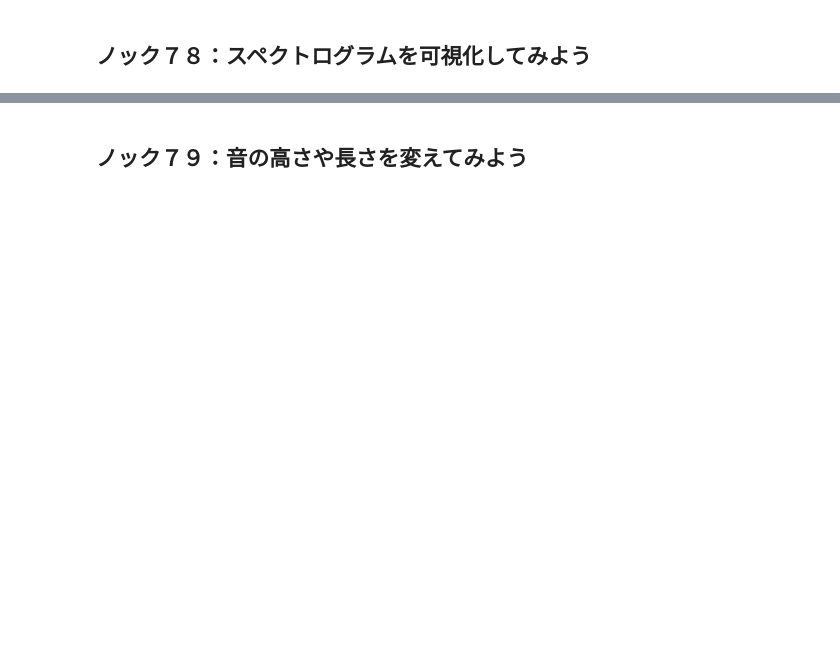
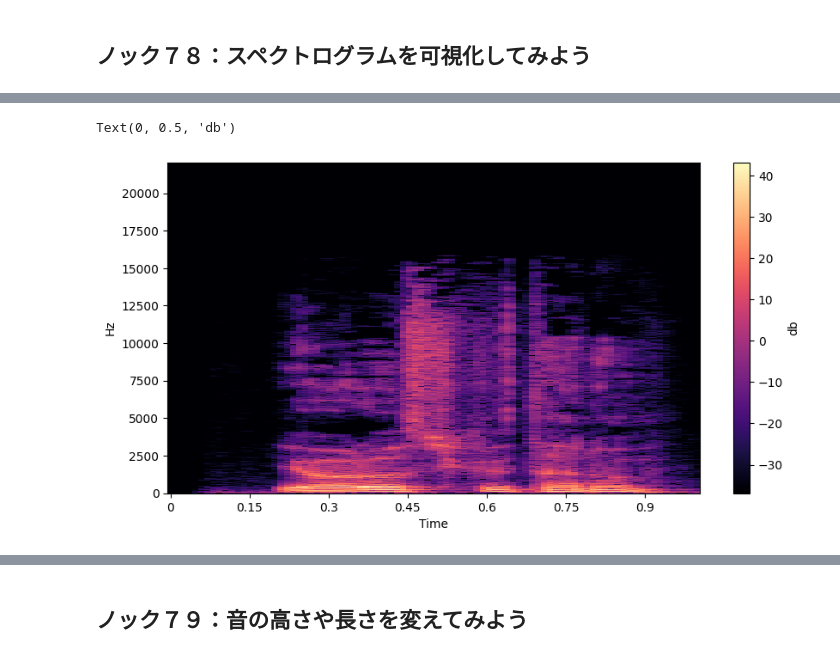
Before and after one commit to shake345/Python100knock, a Jupyter notebook: 6章_加工.ipynb, the cells around one changed output, grey strips where cells are left out. Saved outputs shown, nothing was run; the diff lists cells and outputs as text; code cells hidden in the pictures; blank space fills up the shorter version.

```diff
--- a/6章_加工.ipynb
+++ b/6章_加工.ipynb
@@ -175,0 +237,8 @@ plt.legend()
+# %%
+plt.figure(figsize=(10,5))
+librosa.display.specshow(spectrogram, sr=sr1, x_axis='time', y_axis='hz',cmap='magma')
+bar = plt.colorbar()
+bar.ax.set_ylabel('db')
+# %% [output]
+Text(0, 0.5, 'db')
+[figure, added]
```
Also changed, not shown: parts of 14 cells of this notebook.
